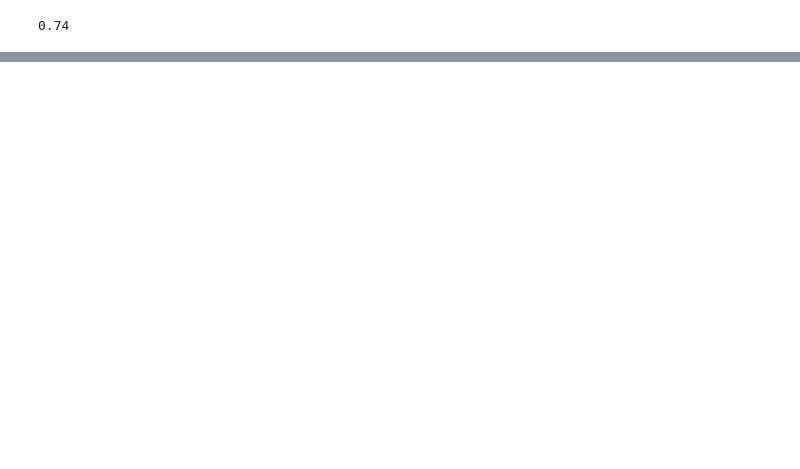
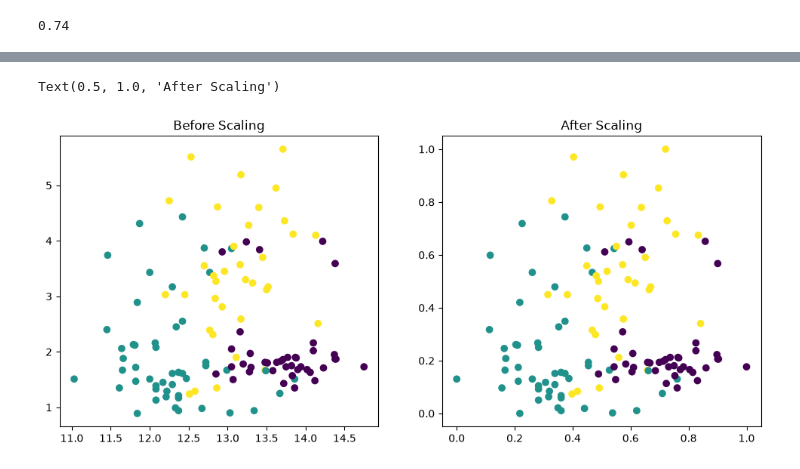
Before and after one commit to GouravSinghDosad/Data-Science-Practice, a Jupyter notebook: 4. Machine Learning/ML7 Feature Scaling - Normalization.ipynb, the cells around one changed output, grey strips where cells are left out. Saved outputs shown, nothing was run; the diff lists cells and outputs as text; code cells hidden in the pictures; blank space fills up the shorter version.

```diff
--- a/4. Machine Learning/ML7 Feature Scaling - Normalization.ipynb
+++ b/4. Machine Learning/ML7 Feature Scaling - Normalization.ipynb
@@ -17,0 +31,7 @@ sb.kdeplot(df['Malic acid'], color= "Green")
+# %%
+from sklearn.model_selection import train_test_split
+
+X_train, X_test, Y_train, Y_test = train_test_split(wine1.drop("Class label", axis= 1),
+                                                   wine1["Class label"],
+                                                   test_size=0.3,
+                                                   random_state=0)
@@ -17,0 +46,11 @@ sb.kdeplot(df['Malic acid'], color= "Green")
+# %%
+from sklearn.preprocessing import MinMaxScaler
+minMax = MinMaxScaler()
+
+minMax.fit(X_train)
+
+X_train_scaled = minMax.transform(X_train)
+X_test_scaled = minMax.transform(X_test)
+# %%
+X_test_scaled_1 = pd.DataFrame(X_test_scaled, columns= X_test.columns)
+X_train_scaled_1 = pd.DataFrame(X_train_scaled, columns= X_train.columns)
@@ -17,0 +69,11 @@ sb.kdeplot(df['Malic acid'], color= "Green")
+# %%
+fig, (ax1, ax2) = plt.subplots(ncols= 2, figsize= (12, 5))
+
+ax1.scatter(x= "Alcohol", y= "Malic acid", data= X_train, c= Y_train)
+ax1.set_title("Before Scaling")
+
+ax2.scatter(x= "Alcohol", y= "Malic acid", data= X_train_scaled_1, c= Y_train)
+ax2.set_title("After Scaling")
+# %% [output]
+Text(0.5, 1.0, 'After Scaling')
+[figure, added]
```
Also changed, not shown: parts of 11 cells of this notebook, 2 other files.
